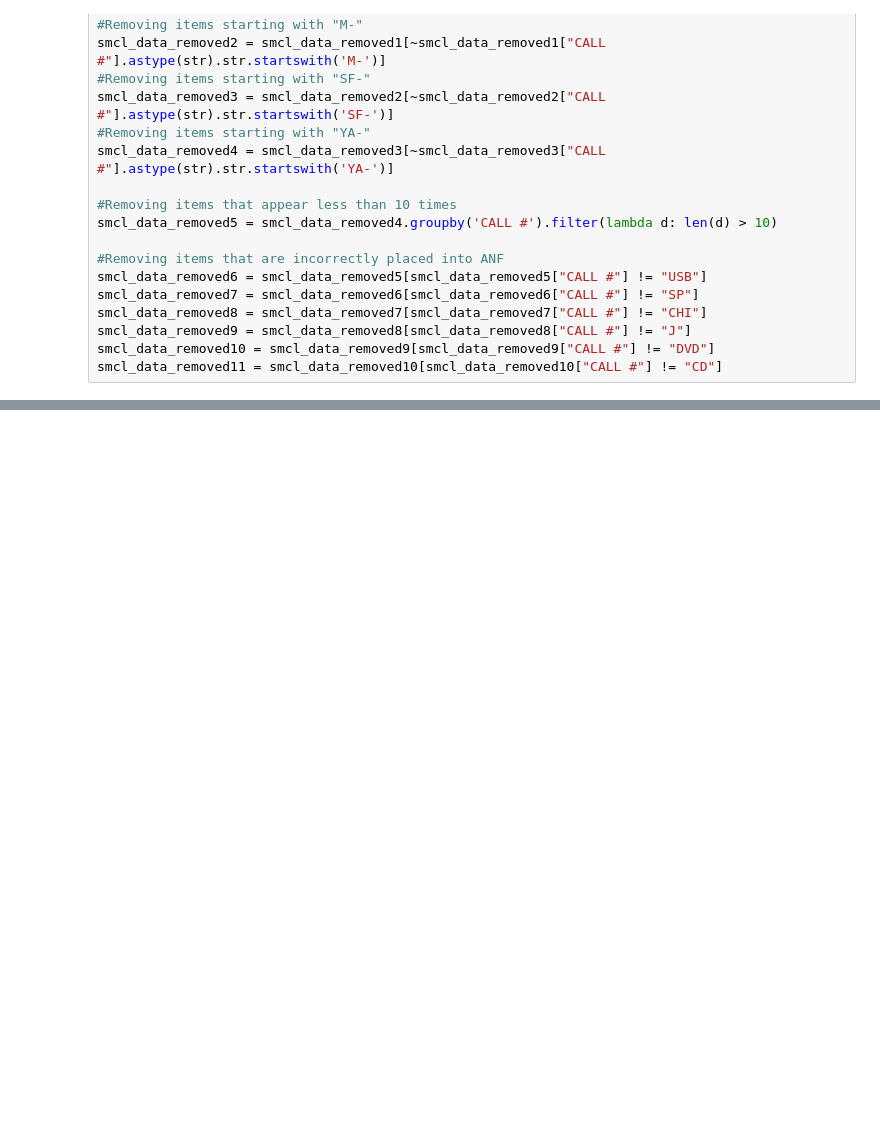
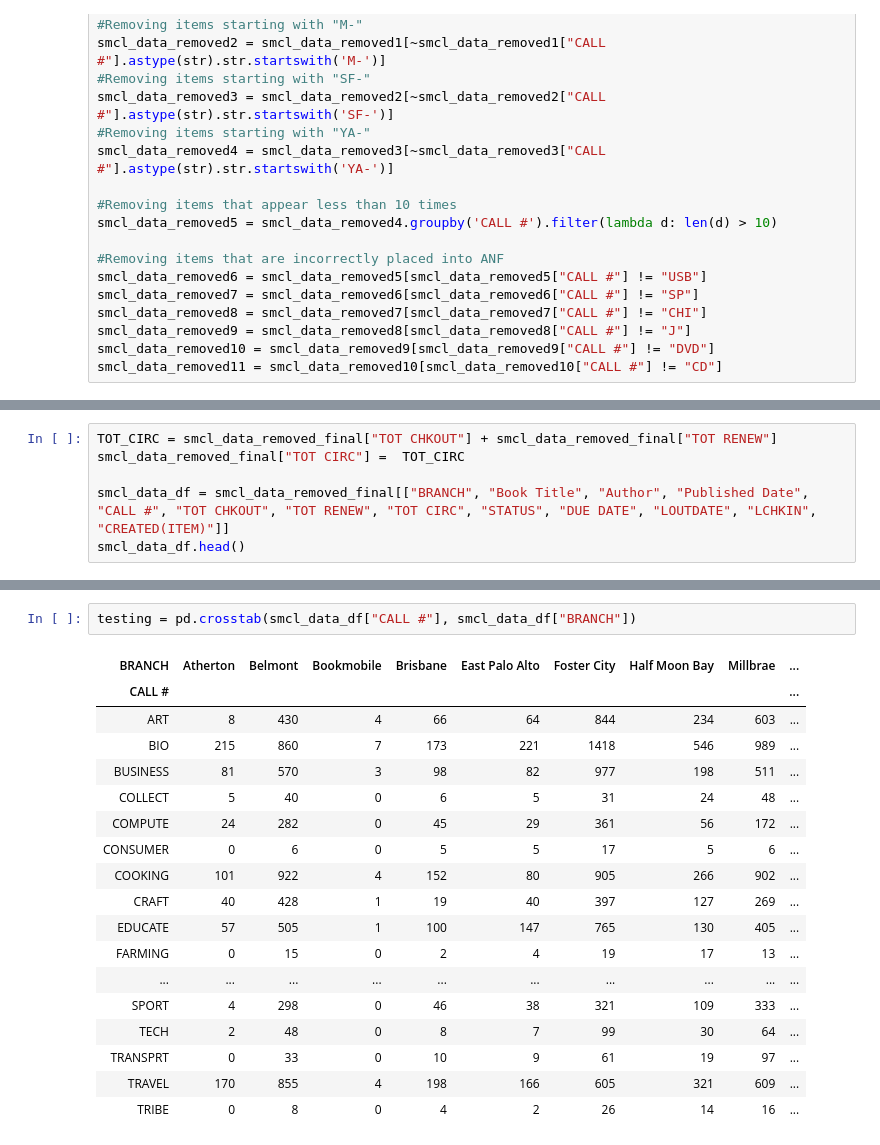
Before and after one commit to Duong-Luu/Library-Circulation-Data-Project, a Jupyter notebook: Library_Project1.ipynb, the cells around one changed output, grey strips where cells are left out. Saved outputs shown, nothing was run; the diff lists cells and outputs as text; blank space fills up the shorter version.

```diff
--- a/Library_Project1.ipynb
+++ b/Library_Project1.ipynb
@@ -101,0 +110,6 @@ smcl_data_removed_final.head()
+# %%
+TOT_CIRC = smcl_data_removed_final["TOT CHKOUT"] + smcl_data_removed_final["TOT RENEW"]
+smcl_data_removed_final["TOT CIRC"] =  TOT_CIRC
+
+smcl_data_df = smcl_data_removed_final[["BRANCH", "Book Title", "Author", "Published Date", "CALL #", "TOT CHKOUT", "TOT RENEW", "TOT CIRC", "STATUS", "DUE DATE", "LOUTDATE", "LCHKIN", "CREATED(ITEM)"]]
+smcl_data_df.head()
@@ -101,0 +123,21 @@ smcl_data_removed_final.head()
+# %%
+testing = pd.crosstab(smcl_data_df["CALL #"], smcl_data_df["BRANCH"])
+# %% [output]
+| BRANCH | Atherton | Belmont | Bookmobile | Brisbane | East Palo Alto | Foster City | Half Moon Bay | Millbrae | ... |
+| CALL # |  |  |  |  |  |  |  |  | ... |
+| ART | 8 | 430 | 4 | 66 | 64 | 844 | 234 | 603 | ... |
+| BIO | 215 | 860 | 7 | 173 | 221 | 1418 | 546 | 989 | ... |
+| BUSINESS | 81 | 570 | 3 | 98 | 82 | 977 | 198 | 511 | ... |
+| COLLECT | 5 | 40 | 0 | 6 | 5 | 31 | 24 | 48 | ... |
+| COMPUTE | 24 | 282 | 0 | 45 | 29 | 361 | 56 | 172 | ... |
+| CONSUMER | 0 | 6 | 0 | 5 | 5 | 17 | 5 | 6 | ... |
+| COOKING | 101 | 922 | 4 | 152 | 80 | 905 | 266 | 902 | ... |
+| CRAFT | 40 | 428 | 1 | 19 | 40 | 397 | 127 | 269 | ... |
+| EDUCATE | 57 | 505 | 1 | 100 | 147 | 765 | 130 | 405 | ... |
+| FARMING | 0 | 15 | 0 | 2 | 4 | 19 | 17 | 13 | ... |
+| ... | ... | ... | ... | ... | ... | ... | ... | ... | ... |
+| SPORT | 4 | 298 | 0 | 46 | 38 | 321 | 109 | 333 | ... |
+| TECH | 2 | 48 | 0 | 8 | 7 | 99 | 30 | 64 | ... |
+| TRANSPRT | 0 | 33 | 0 | 10 | 9 | 61 | 19 | 97 | ... |
+| TRAVEL | 170 | 855 | 4 | 198 | 166 | 605 | 321 | 609 | ... |
+| TRIBE | 0 | 8 | 0 | 4 | 2 | 26 | 14 | 16 | ... |
```
Also changed, not shown: parts of 3 cells of this notebook.
